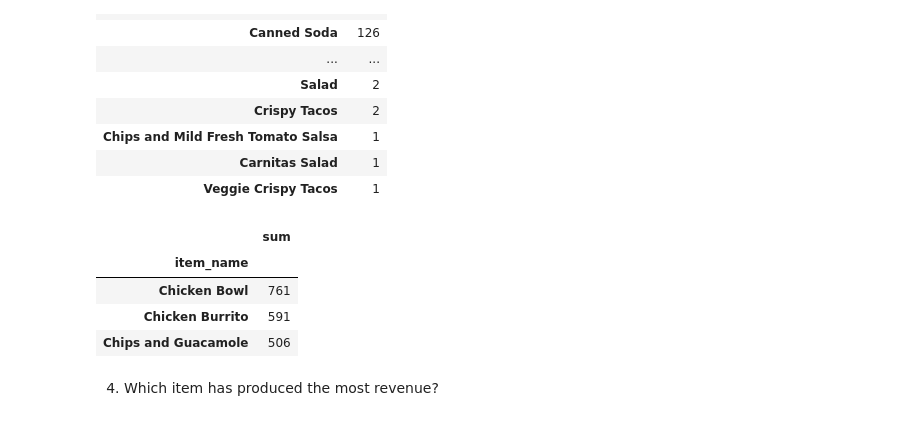
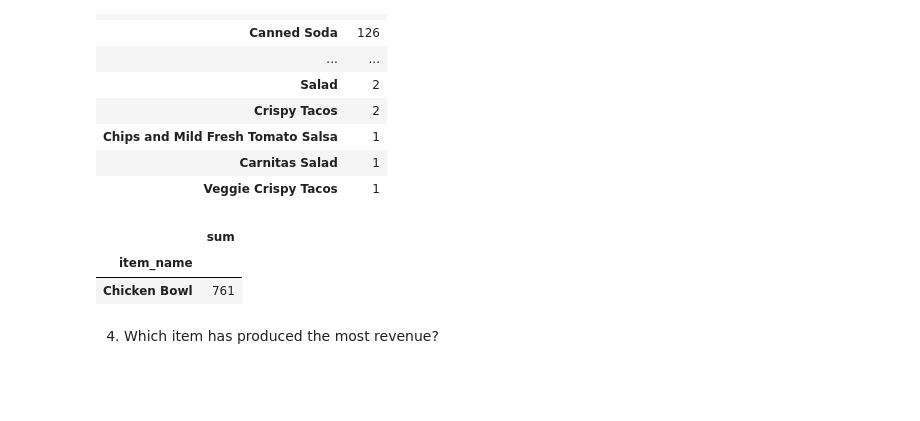
Before and after one commit to Tyler-Applegate/numpy-pandas-visualization-exercises, a Jupyter notebook: advanced_dataframes.ipynb, the cells around one changed output. Drawn from its saved outputs; the diff is of its cells as text; code cells hidden in the pictures; blank space fills up the shorter version.

```diff
--- a/advanced_dataframes.ipynb
+++ b/advanced_dataframes.ipynb
@@ -594,13 +594,11 @@ top_items
 | Carnitas Salad | 1 |
 | Veggie Crispy Tacos | 1 |
 # %%
-top_items.nlargest(3, 'sum', keep='all')
+top_items.nlargest(1, 'sum', keep='all')
 # %% [output]
 |  | sum |
 | item_name |  |
 | Chicken Bowl | 761 |
-| Chicken Burrito | 591 |
-| Chips and Guacamole | 506 |
 # %% [markdown]
 4. Which item has produced the most revenue?
 # %%
```
Also changed, not shown: parts of 1 cell of this notebook, 1 other file.
